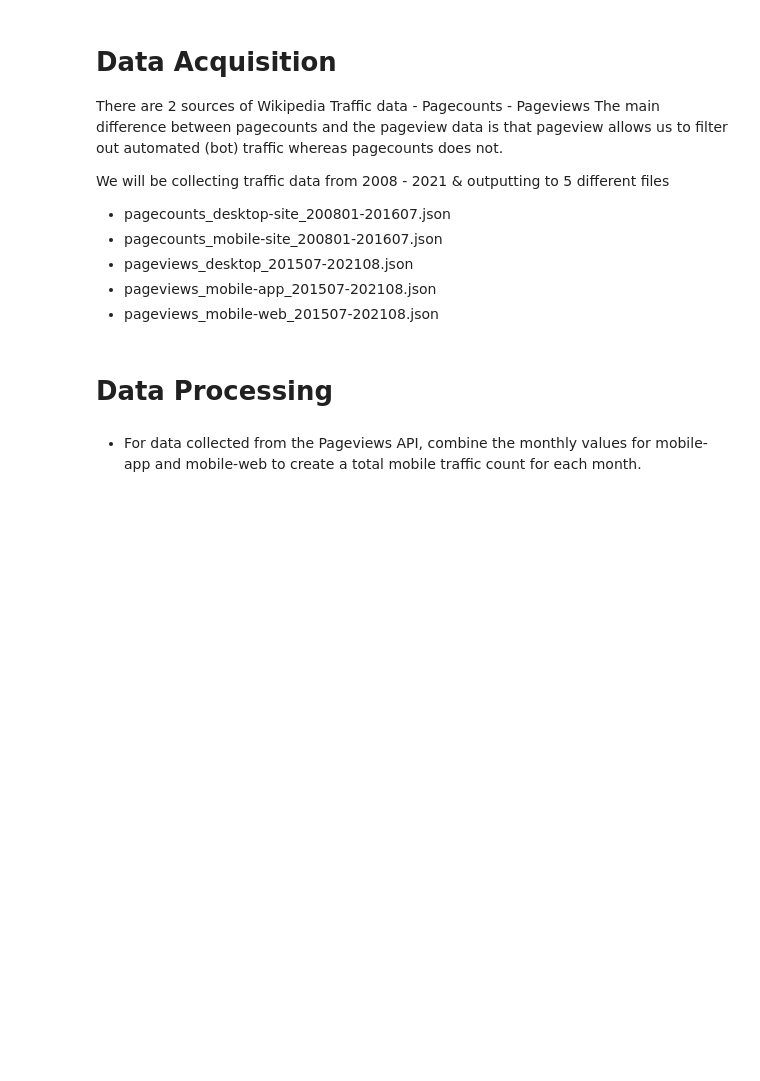
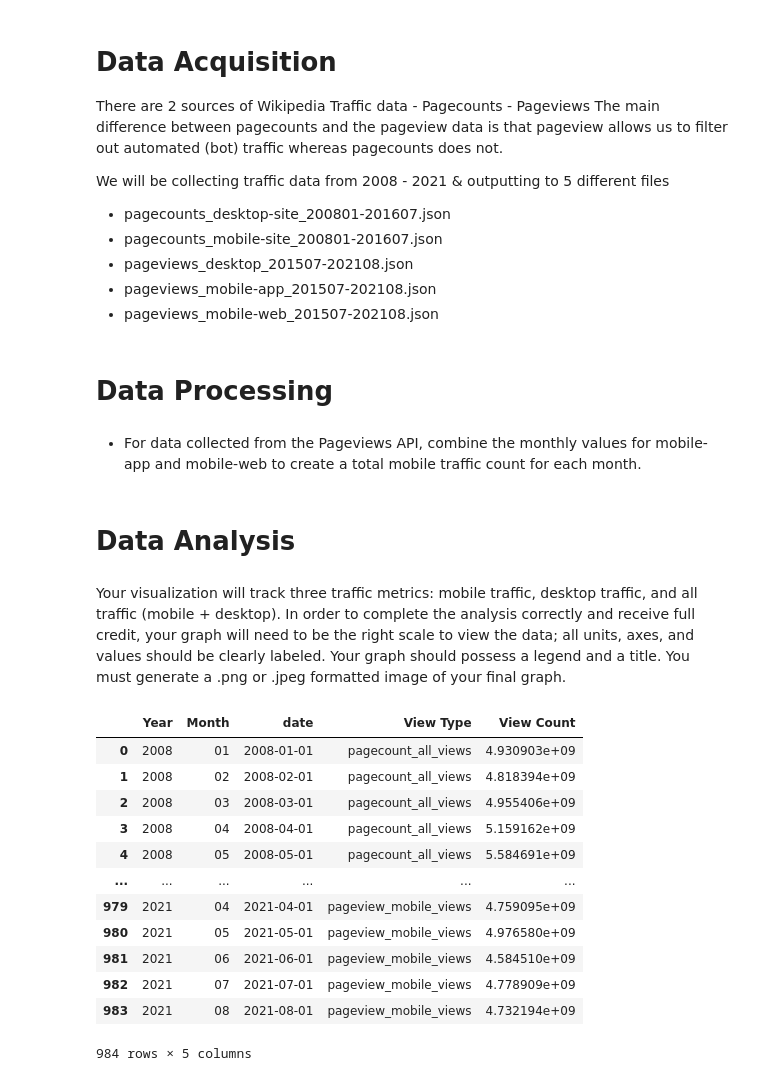
Before and after one commit to marcm97/data-512-a1, a Jupyter notebook: hcds-a1-data-curation.ipynb, the cells around one changed output. Cells and saved outputs as stored; diff of their text form; code cells hidden in the pictures; blank space fills up the shorter version.

Commit message:
finished analysis - need tofigure how to save jpeg and finish documentation

```diff
--- a/hcds-a1-data-curation.ipynb
+++ b/hcds-a1-data-curation.ipynb
@@ -181,3 +184,32 @@ data = data[["Year",
 # %%
 # write out to csv
 data.to_csv("data_clean/en-wikipedia_traffic_200712-202108.csv")
+# %% [markdown]
+# Data Analysis
+# %% [markdown]
+Your visualization will track three traffic metrics: mobile traffic, desktop traffic, and all traffic (mobile + desktop).
+In order to complete the analysis correctly and receive full credit, your graph will need to be the right scale to view the data; all units, axes, and values should be clearly labeled. Your graph should possess a legend and a title. You must generate a .png or .jpeg formatted image of your final graph.
+# %%
+data["date"] = pd.to_datetime(data["Year"].astype('str') + data["Month"].astype('str'),format='%Y%m')
+# %%
+melted_data = pd.melt(data,
+        id_vars = ["Year","Month","date"],
+        var_name = "View Type",
+        value_name = "View Count"
+       )
+# %%
+melted_data
+# %% [output]
+|  | Year | Month | date | View Type | View Count |
+| 0 | 2008 | 01 | 2008-01-01 | pagecount_all_views | 4.930903e+09 |
+| 1 | 2008 | 02 | 2008-02-01 | pagecount_all_views | 4.818394e+09 |
+| 2 | 2008 | 03 | 2008-03-01 | pagecount_all_views | 4.955406e+09 |
+| 3 | 2008 | 04 | 2008-04-01 | pagecount_all_views | 5.159162e+09 |
+| 4 | 2008 | 05 | 2008-05-01 | pagecount_all_views | 5.584691e+09 |
+| ... | ... | ... | ... | ... | ... |
+| 979 | 2021 | 04 | 2021-04-01 | pageview_mobile_views | 4.759095e+09 |
+| 980 | 2021 | 05 | 2021-05-01 | pageview_mobile_views | 4.976580e+09 |
+| 981 | 2021 | 06 | 2021-06-01 | pageview_mobile_views | 4.584510e+09 |
+| 982 | 2021 | 07 | 2021-07-01 | pageview_mobile_views | 4.778909e+09 |
+| 983 | 2021 | 08 | 2021-08-01 | pageview_mobile_views | 4.732194e+09 |
+984 rows × 5 columns
```
Also changed, not shown: parts of 4 cells of this notebook, 2 other files.
